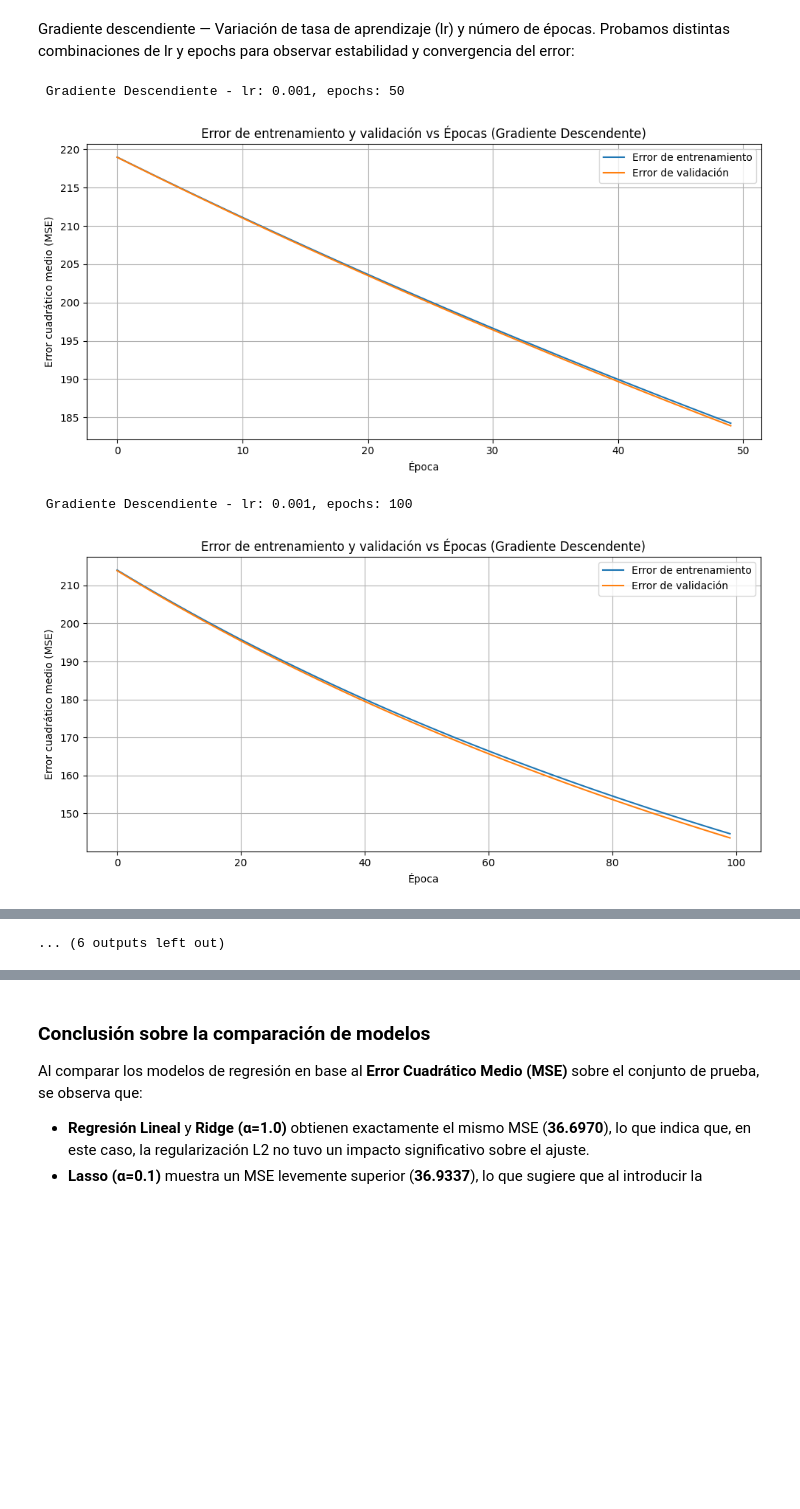
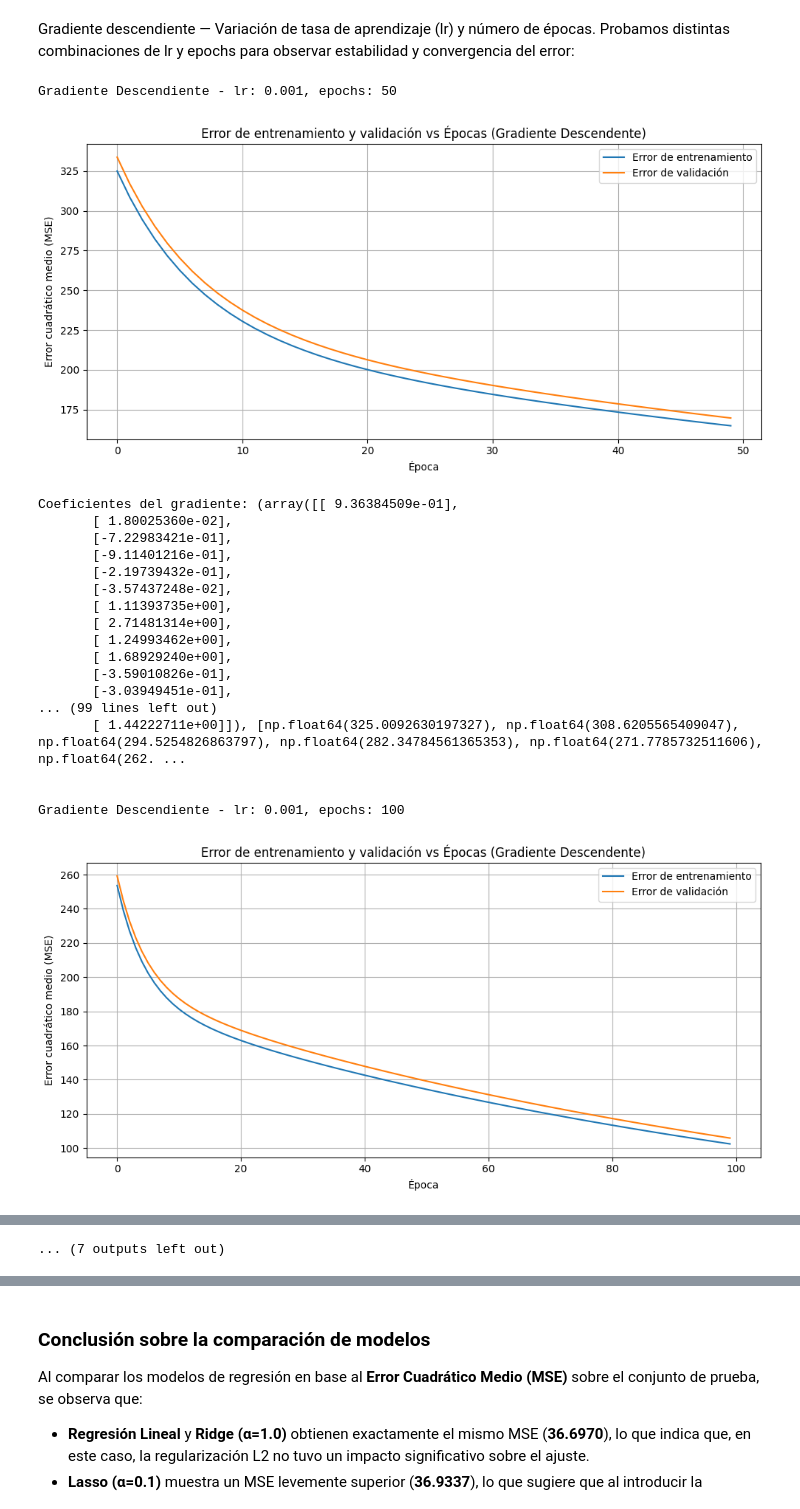
Before and after one commit to brimoresco/AA1-TUIA-2025C1-Suarez-BrizuelaCipolletti-Moresco1, a Jupyter notebook: TP_Regresion_AA1_2025.ipynb, the cells around one changed output, grey strips where cells are left out. Saved outputs shown, nothing was run; the diff lists cells and outputs as text; code cells hidden in the pictures; blank space fills up the shorter version.

```diff
--- a/TP_Regresion_AA1_2025.ipynb
+++ b/TP_Regresion_AA1_2025.ipynb
@@ -232,10 +261,0 @@ plt.show()
-# %%
-df['day_time'] = pd.cut(
-    df['hour'],
-    bins=[0, 6, 12, 18, 24],
-    labels=['madrugada', 'mañana', 'tarde', 'noche'],
-    right=False
-)
-
-df = pd.get_dummies(df, columns=['day_time'])
-print(df.filter(like='day_time_').head())
@@ -331,0 +341,4 @@ For example, when doing 'df[col].method(value, inplace=True)', try using 'df.met
+# %%
+# Eliminación de outliers de distancia
+# eliminar viajes demasiado largos (>30 km) o nulos (<0.1 km)
+df = df[(df['trip_distance_km'] >= 0.1) & (df['trip_distance_km'] <= 30)]
@@ -456,3 +497,18 @@ X_train.describe()
+# %%
+from sklearn.model_selection import train_test_split
+from sklearn.preprocessing import StandardScaler
+
+# Seleccionamos solo las columnas numéricas (excluyendo pickup_datetime si sigue presente)
+X = df.select_dtypes(include=['int64', 'float64', 'uint8'])  # uint8 puede aparecer por las dummies
+y = df['fare_amount']
+
+# División del dataset
+X_train, X_test, y_train, y_test = train_test_split(X, y, test_size=0.2, random_state=42)
+
+# Escalado de los datos
+scaler = StandardScaler()
+X_train_scaled = scaler.fit_transform(X_train)
+X_test_scaled = scaler.transform(X_test)
 # %% [markdown]
 # Modelos de regresión
 # %% [markdown]
@@ -699,11 +782,13 @@ Por qué evaluar en Train y Test?
 # %% [markdown]
 Gradiente descendiente — Variación de tasa de aprendizaje (lr) y número de épocas. Probamos distintas combinaciones de lr y epochs para observar estabilidad y convergencia del error:
 # %%
+# ----- Gradiente Descendente (ampliación de parámetros y retorno de coeficientes)
 learning_rates = [0.001, 0.01, 0.1]
 epochs_list = [50, 100, 200]
 
 for lr in learning_rates:
     for epochs in epochs_list:
-        print(f"\n Gradiente Descendiente - lr: {lr}, epochs: {epochs}")
-        gradient_descent(X_train_scaled.copy(), y_train.copy(), X_test_scaled.copy(), y_test.copy(), lr=lr, epochs=epochs)
+        print(f"\nGradiente Descendiente - lr: {lr}, epochs: {epochs}")
+        theta = gradient_descent(X_train_scaled.copy(), y_train.copy(), X_test_scaled.copy(), y_test.copy(), lr=lr, epochs=epochs)
+        print(f"Coeficientes del gradiente: {theta}\n")
 # %% [output]
@@ -711,3 +796,19 @@ for lr in learning_rates:
-[figure, old version]
+[figure, new version]
- Gradiente Descendiente - lr: 0.001, epochs: 100
+Coeficientes del gradiente: (array([[ 9.36384509e-01],
+       [ 1.80025360e-02],
+       [-7.22983421e-01],
+       [-9.11401216e-01],
+       [-2.19739432e-01],
+       [-3.57437248e-02],
+       [ 1.11393735e+00],
+       [ 2.71481314e+00],
+       [ 1.24993462e+00],
+       [ 1.68929240e+00],
+       [-3.59010826e-01],
+       [-3.03949451e-01],
+... (99 lines left out)
+       [ 1.44222711e+00]]), [np.float64(325.0092630197327), np.float64(308.6205565409047), np.float64(294.5254826863797), np.float64(282.34784561365353), np.float64(271.7785732511606), np.float64(262. ...
+
+
+Gradiente Descendiente - lr: 0.001, epochs: 100
-[figure, old version]
+[figure, new version]
@@ -722 +887 @@ for lr in learning_rates:
-... (6 outputs left out)
+... (7 outputs left out)
```
Also changed, not shown: parts of 47 cells of this notebook.
